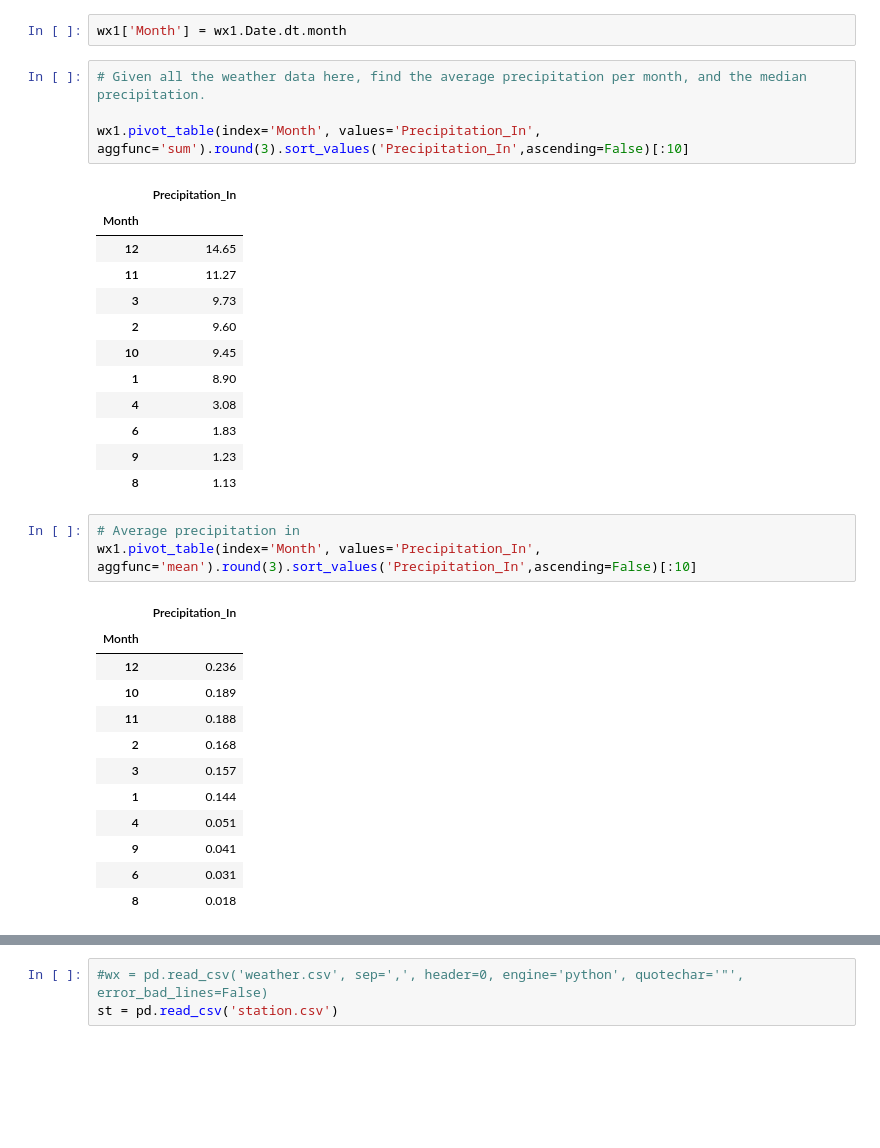
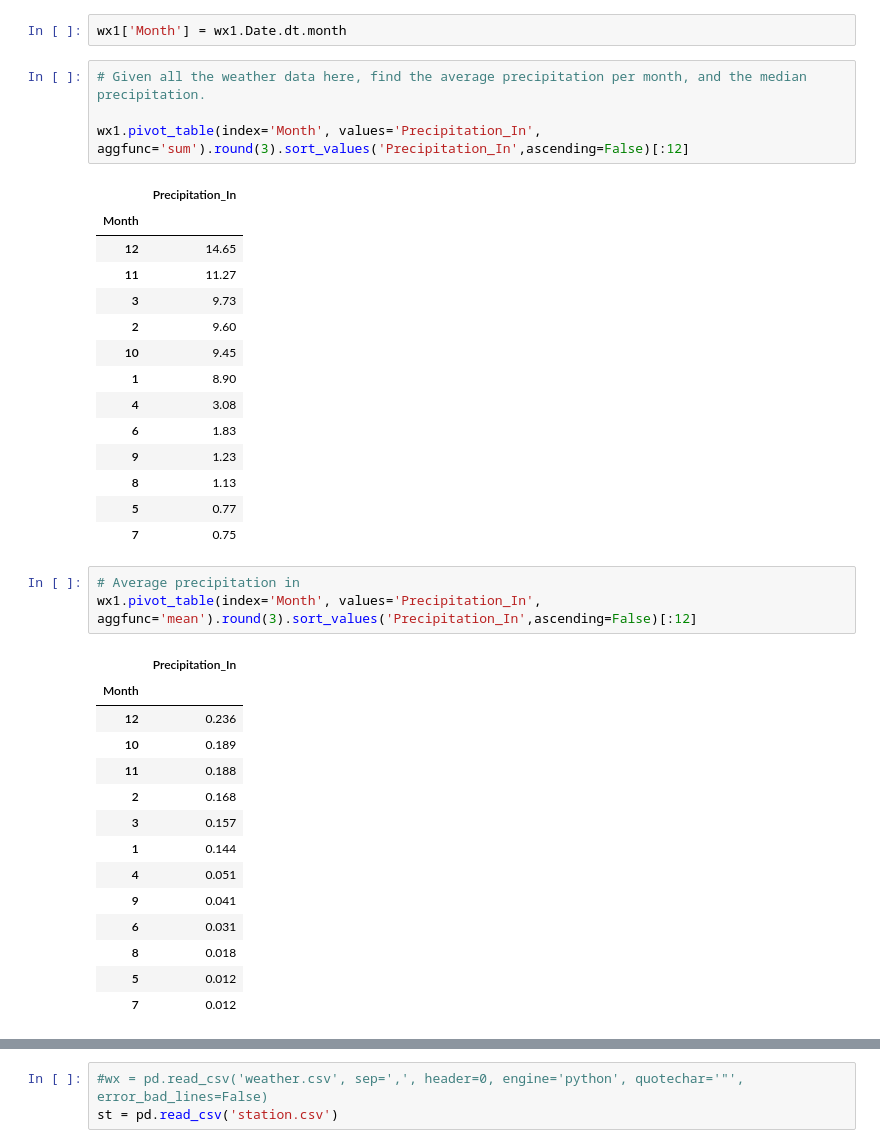
Before and after one commit to santorsm/data-analysis, a Jupyter notebook: bike-stats.ipynb, the cells around one changed output, grey strips where cells are left out. Saved outputs shown, nothing was run; the diff lists cells and outputs as text; blank space fills up the shorter version.

```diff
--- a/bike-stats.ipynb
+++ b/bike-stats.ipynb
@@ -160,23 +157,25 @@ wx1['Month'] = wx1.Date.dt.month
 # %%
 # Given all the weather data here, find the average precipitation per month, and the median precipitation.
 
-wx1.pivot_table(index='Month', values='Precipitation_In', aggfunc='sum').round(3).sort_values('Precipitation_In',ascending=False)[:10]
+wx1.pivot_table(index='Month', values='Precipitation_In', aggfunc='sum').round(3).sort_values('Precipitation_In',ascending=False)[:12]
 # %% [output]
 |  | Precipitation_In |
 | Month |  |
 | 12 | 14.65 |
 | 11 | 11.27 |
 | 3 | 9.73 |
 | 2 | 9.60 |
 | 10 | 9.45 |
 | 1 | 8.90 |
 | 4 | 3.08 |
 | 6 | 1.83 |
 | 9 | 1.23 |
 | 8 | 1.13 |
+| 5 | 0.77 |
+| 7 | 0.75 |
 # %%
 # Average precipitation in
-wx1.pivot_table(index='Month', values='Precipitation_In', aggfunc='mean').round(3).sort_values('Precipitation_In',ascending=False)[:10]
+wx1.pivot_table(index='Month', values='Precipitation_In', aggfunc='mean').round(3).sort_values('Precipitation_In',ascending=False)[:12]
 # %% [output]
 |  | Precipitation_In |
 | Month |  |
@@ -190,5 +189,7 @@ wx1.pivot_table(index='Month', values='Precipitation_In', aggfunc='mean').round(
 | 9 | 0.041 |
 | 6 | 0.031 |
 | 8 | 0.018 |
+| 5 | 0.012 |
+| 7 | 0.012 |
 # %%
 # Median precipitation in
```
Also changed, not shown: parts of 9 cells of this notebook, 3 other files.
